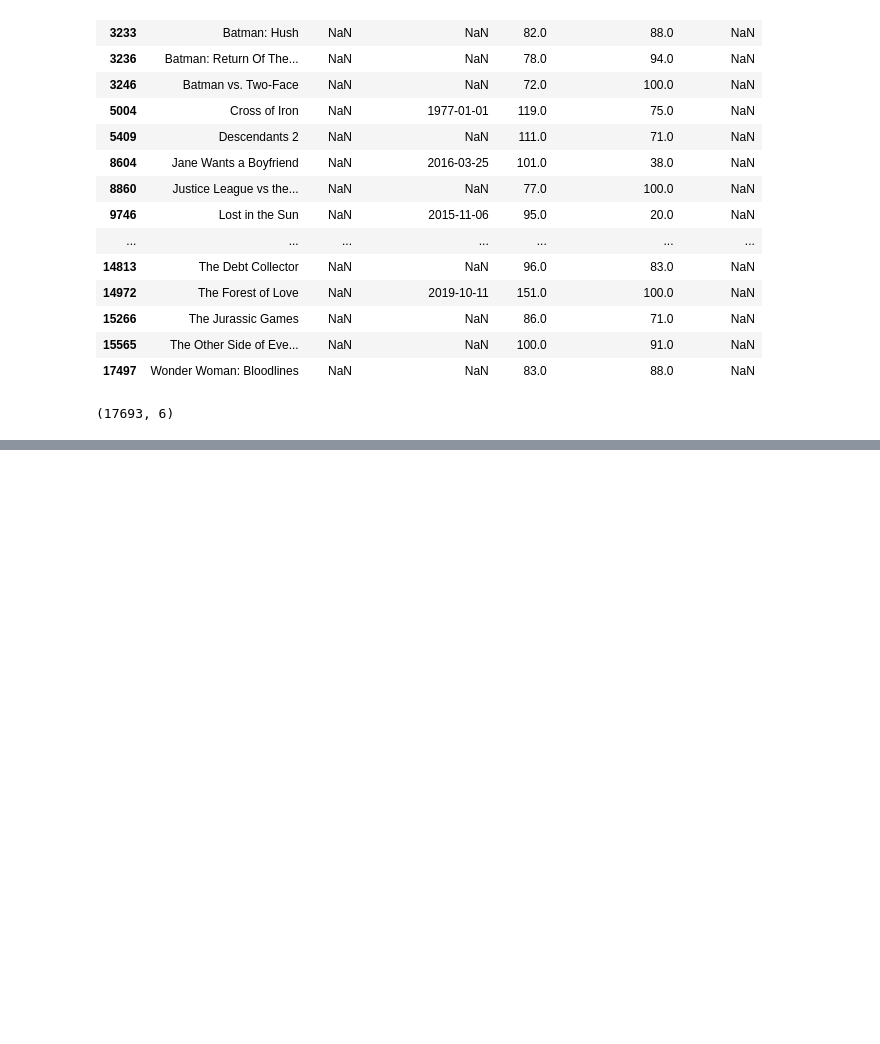
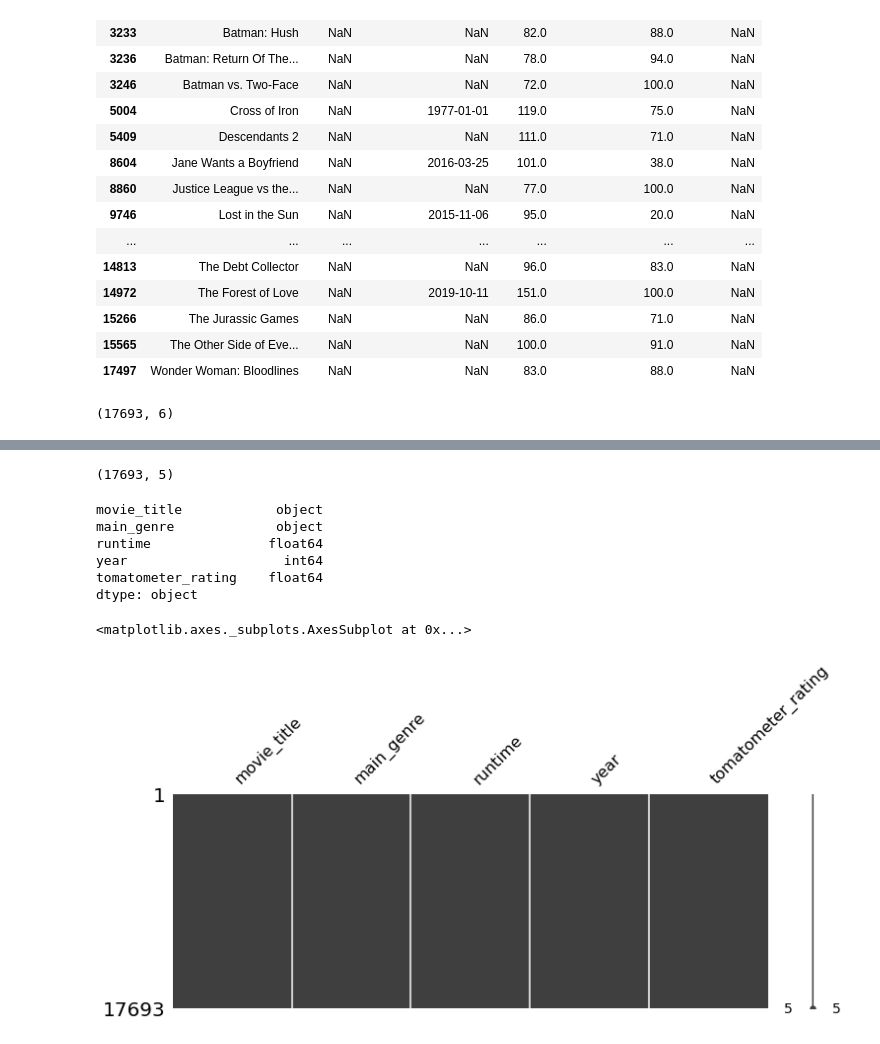
Before and after one commit to princeKike27/Movie-Classifier-RT, a Jupyter notebook: MovieClassifierRT.ipynb, the cells around one changed output, grey strips where cells are left out. Drawn from its saved outputs; the diff is of its cells as text; code cells hidden in the pictures; blank space fills up the shorter version.

```diff
--- a/MovieClassifierRT.ipynb
+++ b/MovieClassifierRT.ipynb
@@ -194,0 +213,6 @@ f_l.shape
+# %%
+# change type of 'year' column to int
+f_l['year'] = f_l.year.astype(int)
+
+print(f'Type of year column: {f_l.year.dtypes}')
+f_l.head()
@@ -194,0 +238,11 @@ f_l.shape
+# %%
+# replace NaN values in runtime for its mean value
+f_l['runtime'] = f_l.runtime.fillna(f_l.runtime.mean())
+
+# print number of NaN values in runtime column
+print(f'NaN values in runtime column: {f_l.runtime.isna().sum()}')
+
+# print mean of runtime column
+print(f'Mean of runtime column: {f_l.runtime.mean()}')
+
+f_l.head()
@@ -194,0 +269,11 @@ f_l.shape
+# %%
+# replace NaN values with mean score
+f_l['tomatometer_rating'] = f_l.tomatometer_rating.fillna(f_l.tomatometer_rating.mean())
+
+# check for NaN values in tomatometer_rating
+print(f'NaN values in tomatometer_rating column: {f_l.tomatometer_rating.isna().sum()}')
+
+# Mean of tomatometer_rating score
+print(f'Mean tomatometer_rating: {f_l.tomatometer_rating.mean()}')
+
+f_l.head()
@@ -194,0 +291,5 @@ f_l.shape
+# %%
+# select columns from df
+df_fl = f_l[['movie_title', 'main_genre', 'runtime', 'year', 'tomatometer_rating',]]
+
+df_fl.head()
@@ -194,0 +303,21 @@ f_l.shape
+# %%
+# shape of DataFrame
+df_fl.shape
+# %% [output]
+(17693, 5)
+# %%
+# check column types
+df_fl.dtypes
+# %% [output]
+movie_title            object
+main_genre             object
+runtime               float64
+year                    int64
+tomatometer_rating    float64
+dtype: object
+# %%
+# check for NaN values
+msg.matrix(df_fl, figsize=(12, 4))
+# %% [output]
+<matplotlib.axes._subplots.AxesSubplot at 0x...>
+[figure, added]
```
Also changed, not shown: parts of 23 cells of this notebook.
